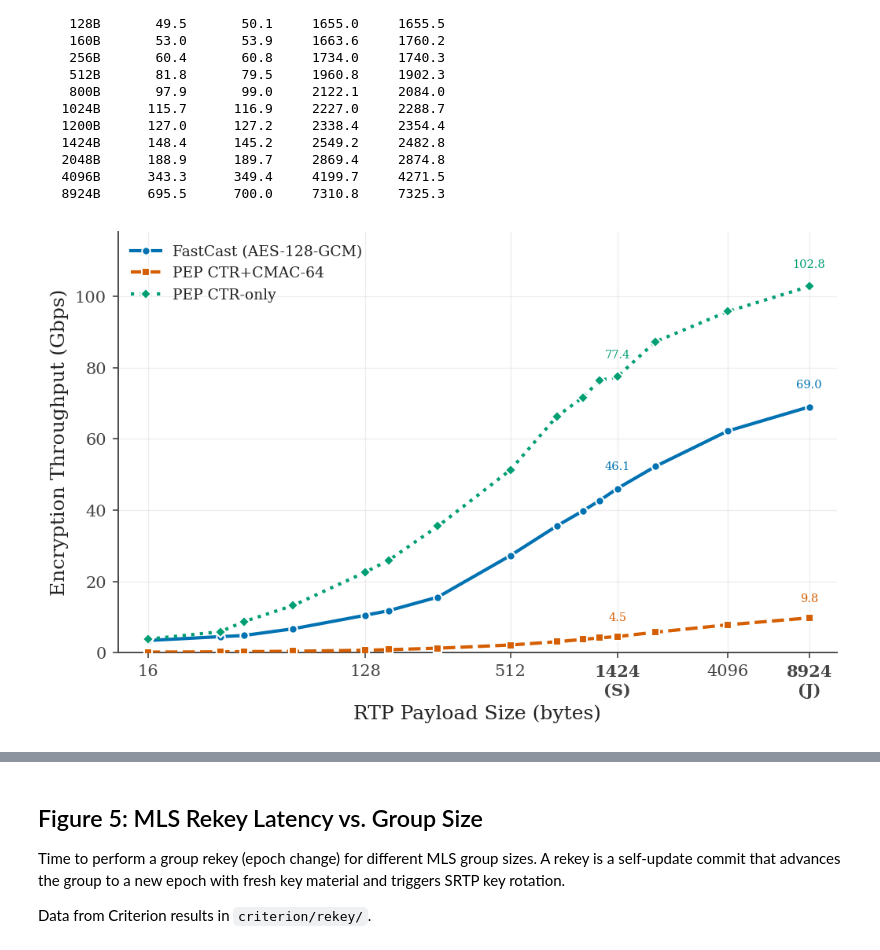
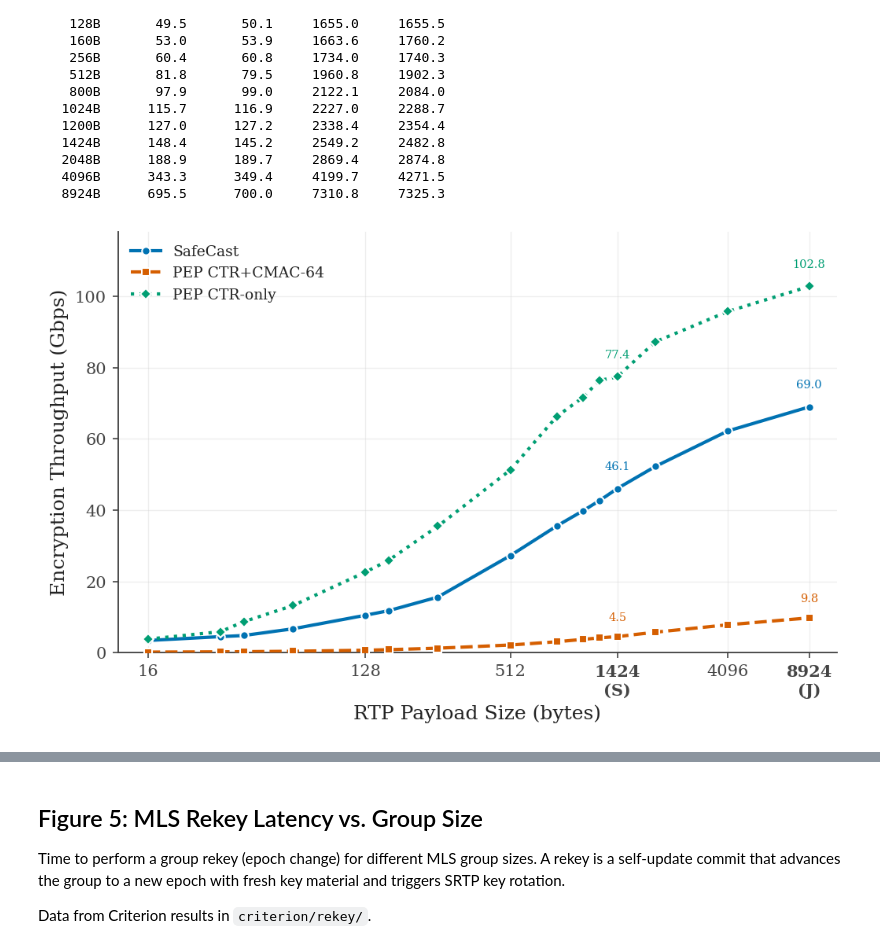
Before and after one commit to spring-epfl/SafeCast, a Jupyter notebook: GENERATE_FIGURES.ipynb, the cells around one changed output, grey strips where cells are left out. Drawn from its saved outputs; the diff is of its cells as text; code cells hidden in the pictures.

```diff
--- a/GENERATE_FIGURES.ipynb
+++ b/GENERATE_FIGURES.ipynb
@@ -523,7 +523,7 @@ Loaded PEP results: 15 payload sizes per mode
    4096B      343.3      349.4     4199.7     4271.5
    8924B      695.5      700.0     7310.8     7325.3
 # %%
-# --- Figure 3: FastCast vs PEP encryption throughput ---
+# --- Figure 3: SafeCast vs PEP encryption throughput ---
 
 common = sorted(set(results.keys()) & set(pep_ctr_enc.keys()))
 sizes = np.array(common)
@@ -535,7 +535,7 @@ pep_cmac_enc_tp = np.array([pep_cmac_enc[sz]['throughput_gbps'] for sz in common
 fig, ax = plt.subplots(figsize=(7, 4.5))
 
 ax.plot(sizes, srtp_enc_tp, 'o-', color='#0072B2', linewidth=2,
-        markersize=5, zorder=5, label='FastCast (AES-128-GCM)')
+        markersize=5, zorder=5, label='SafeCast')
 ax.plot(sizes, pep_cmac_enc_tp, 's--', color='#D55E00', linewidth=2,
         markersize=5, zorder=5, label='PEP CTR+CMAC-64')
 ax.plot(sizes, pep_ctr_enc_tp, 'D:', color='#009E73', linewidth=2,
@@ -555,32 +555,32 @@ for sz in [1424, 8924]:
     tp = pep_ctr_enc[sz]['throughput_gbps']
     ax.annotate(f'{tp:.1f}', (sz, tp),
                 textcoords='offset points', xytext=(0, pt_off),
                 fontsize=7, ha='center', va='bottom', color='#009E73')
 
 # --- Axis formatting ---
 ax.set_xscale('log', base=2)
 ax.set_xlabel('RTP Payload Size (bytes)')
 ax.set_ylabel('Encryption Throughput (Gbps)')
 
 xtick_sizes = [16, 128, 512, 1424, 4096, 8924]
 xtick_labels = ['16', '128', '512', '1424\n(S)', '4096', '8924\n(J)']
 ax.set_xticks(xtick_sizes)
 ax.set_xticklabels(xtick_labels, rotation=0, ha='center')
 ax.xaxis.set_minor_formatter(ticker.NullFormatter())
 
 for lbl in ax.xaxis.get_ticklabels():
     if '(S)' in lbl.get_text() or '(J)' in lbl.get_text():
         lbl.set_fontweight('bold')
 
 y_max = max(max(srtp_enc_tp), max(pep_ctr_enc_tp), max(pep_cmac_enc_tp)) * 1.15
 ax.set_ylim(0, y_max)
 ax.set_xlim(12, sizes[-1] * 1.3)
 ax.legend(loc='upper left')
 
 plt.tight_layout()
 plt.savefig(FIGURES_DIR / 'fig3_srtp_vs_pep_encrypt.pdf')
 plt.savefig(FIGURES_DIR / 'fig3_srtp_vs_pep_encrypt.png')
 plt.show()
 # %% [output]
-[figure, old version]
+[figure, new version]
 # %%
```
Also changed, not shown: parts of 14 cells of this notebook.
